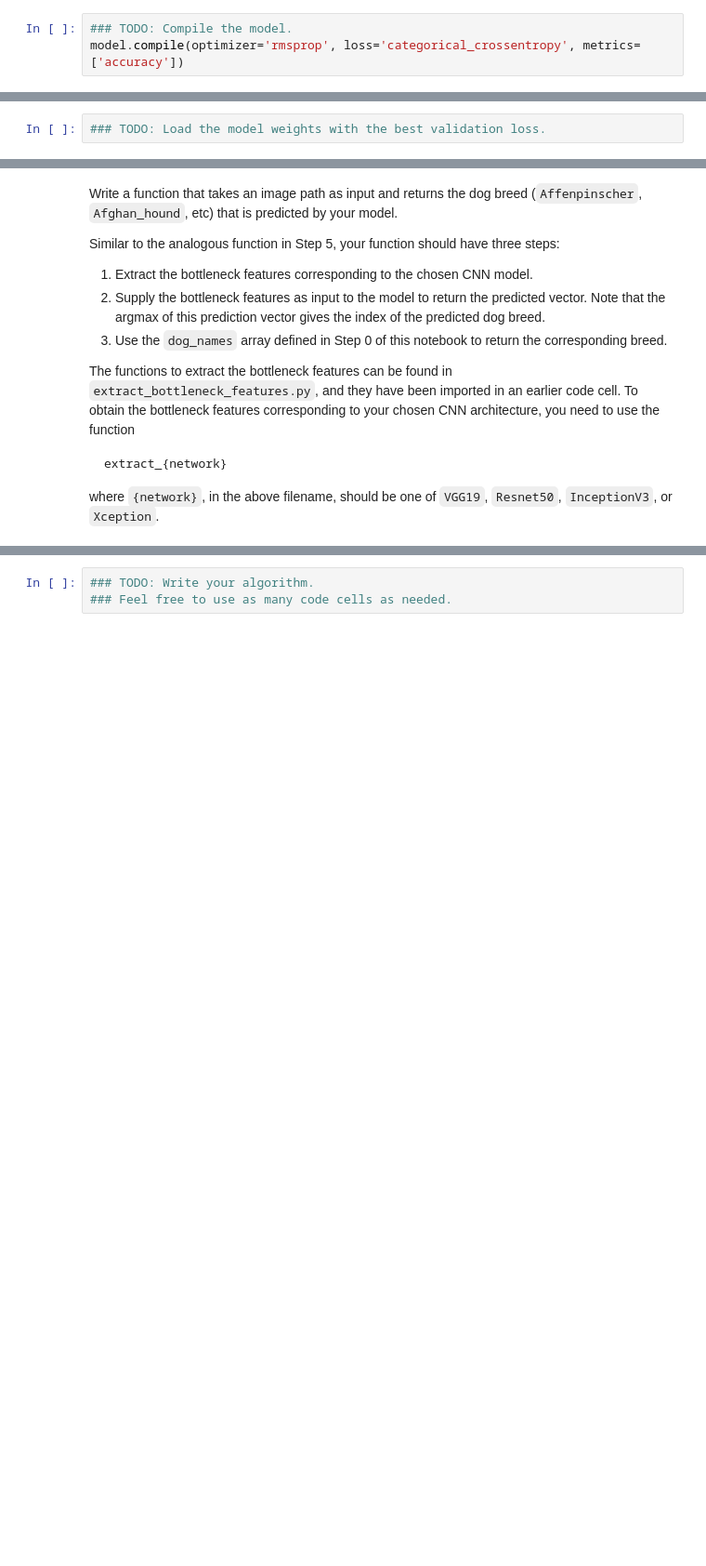
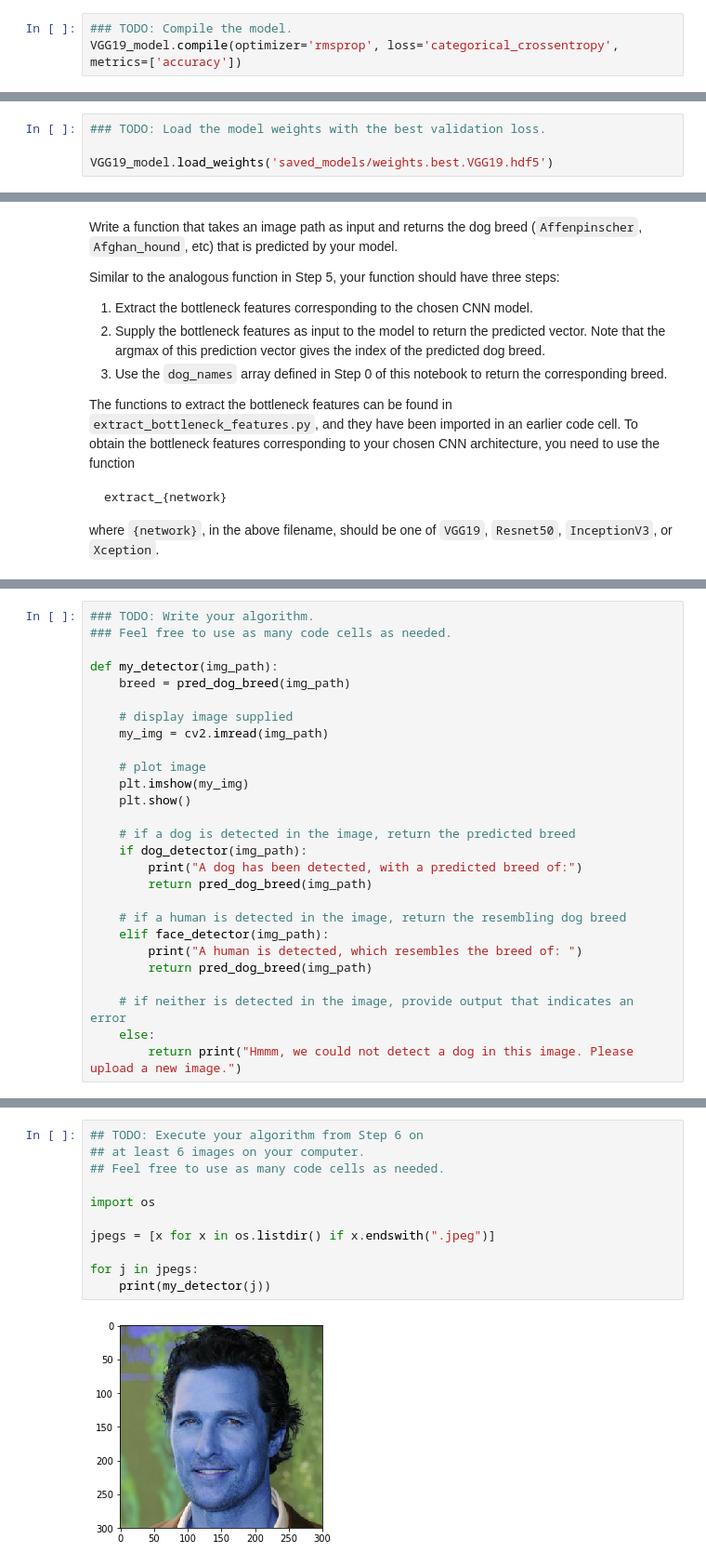
Before and after one commit to gitpatrickhub/dog-project, a Jupyter notebook: dog_app.ipynb, the cells around one changed output, grey strips where cells are left out. Shown at 93% size. Cells and saved outputs as stored; diff of their text form; blank space fills up the shorter version.

```diff
--- a/dog_app.ipynb
+++ b/dog_app.ipynb
@@ -651,7 +680,7 @@ ValueError: Negative dimension size caused by subtracting 3 from 1 for 'max_pool
 ### (IMPLEMENTATION) Compile the Model
 # %%
 ### TODO: Compile the model.
-model.compile(optimizer='rmsprop', loss='categorical_crossentropy', metrics=['accuracy'])
+VGG19_model.compile(optimizer='rmsprop', loss='categorical_crossentropy', metrics=['accuracy'])
 # %% [markdown]
 ### (IMPLEMENTATION) Train the Model
 
@@ -680,6 +721,8 @@ ValueError: Error when checking model input: expected conv2d_5_input to have sha
 ### (IMPLEMENTATION) Load the Model with the Best Validation Loss
 # %%
 ### TODO: Load the model weights with the best validation loss.
+
+VGG19_model.load_weights('saved_models/weights.best.VGG19.hdf5')
 # %% [markdown]
 ### (IMPLEMENTATION) Test the Model
 
@@ -722,3 +784,30 @@ Some sample output for our algorithm is provided below, but feel free to design
 
 
 ### (IMPLEMENTATION) Write your Algorithm
+# %%
+### TODO: Write your algorithm.
+### Feel free to use as many code cells as needed.
+
+def my_detector(img_path):
+    breed = pred_dog_breed(img_path)
+
+    # display image supplied
+    my_img = cv2.imread(img_path)
+
+    # plot image
+    plt.imshow(my_img)
+    plt.show()
+
+    # if a dog is detected in the image, return the predicted breed
+    if dog_detector(img_path):
+        print("A dog has been detected, with a predicted breed of:")
+        return pred_dog_breed(img_path)
+
+    # if a human is detected in the image, return the resembling dog breed
+    elif face_detector(img_path):
+        print("A human is detected, which resembles the breed of: ")
+        return pred_dog_breed(img_path)
+
+    # if neither is detected in the image, provide output that indicates an error
+    else:
+        return print("Hmmm, we could not detect a dog in this image. Please upload a new image.")
@@ -725,3 +836,13 @@ Some sample output for our algorithm is provided below, but feel free to design
 # %%
-### TODO: Write your algorithm.
-### Feel free to use as many code cells as needed.
+## TODO: Execute your algorithm from Step 6 on
+## at least 6 images on your computer.
+## Feel free to use as many code cells as needed.
+
+import os
+
+jpegs = [x for x in os.listdir() if x.endswith(".jpeg")]
+
+for j in jpegs:
+    print(my_detector(j))
+# %% [output]
+[figure, added]
```
Also changed, not shown: parts of 24 cells of this notebook.
